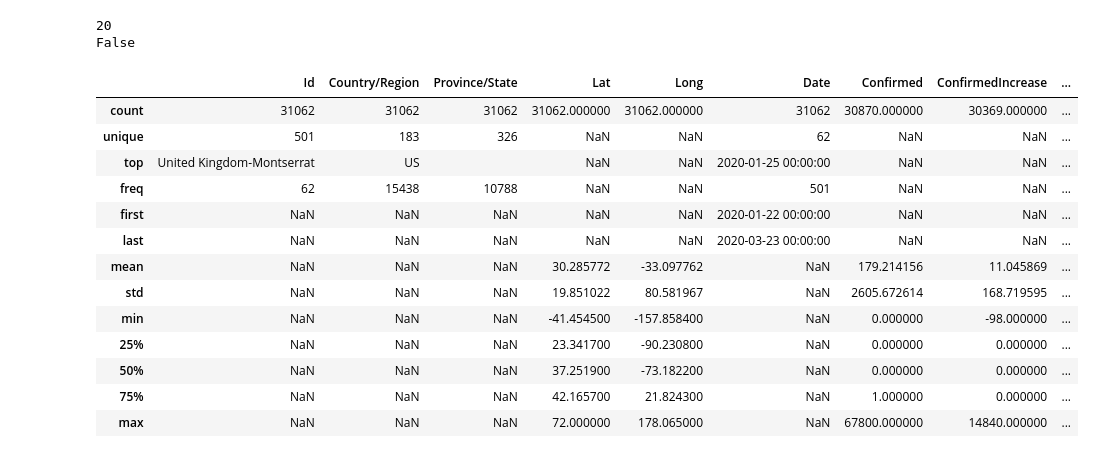
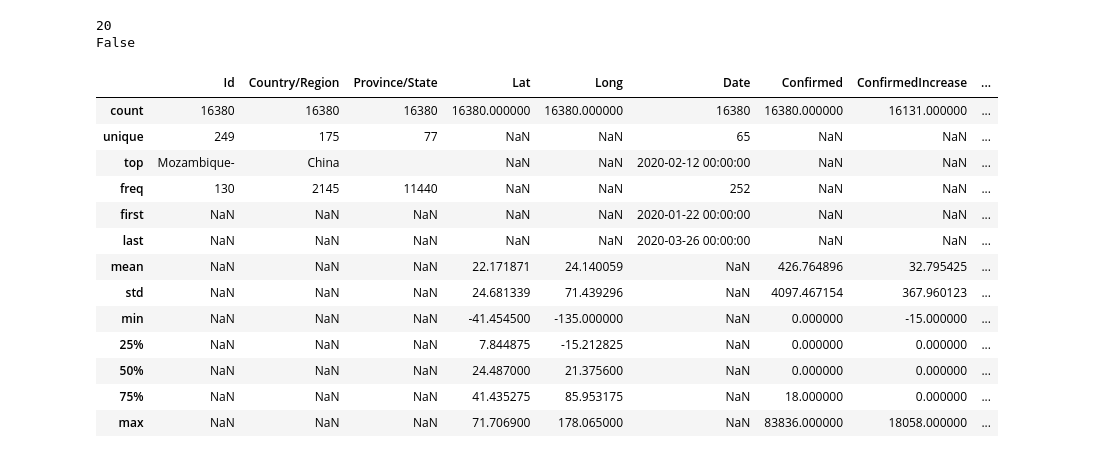
Before and after one commit to bartman/covid19, a Jupyter notebook: covid19-1.ipynb, the cells around one changed output. Saved outputs shown, nothing was run; the diff lists cells and outputs as text; code cells hidden in the pictures.

```diff
--- a/covid19-1.ipynb
+++ b/covid19-1.ipynb
@@ -27,14 +27,16 @@ False
 # --------------------------------------------------
 # load the datasets
 
-df_c = pd.read_csv("COVID-19/csse_covid_19_data/csse_covid_19_time_series/time_series_19-covid-Confirmed.csv")
-df_d = pd.read_csv("COVID-19/csse_covid_19_data/csse_covid_19_time_series/time_series_19-covid-Deaths.csv")
-df_r = pd.read_csv("COVID-19/csse_covid_19_data/csse_covid_19_time_series/time_series_19-covid-Recovered.csv")
+
+df_c = pd.read_csv("COVID-19/csse_covid_19_data/csse_covid_19_time_series/time_series_covid19_confirmed_global.csv")
+df_d = pd.read_csv("COVID-19/csse_covid_19_data/csse_covid_19_time_series/time_series_covid19_deaths_global.csv")
+df_r = pd.read_csv("COVID-19/csse_covid_19_data/csse_covid_19_time_series/time_series_covid19_recovered_global.csv")
 
 # --------------------------------------------------
 # next rotate them to add a Date column
 
 ids = ['Country/Region', 'Province/State', 'Lat', 'Long']
+numericalbase = ['Confirmed', 'Deaths', 'Recovered']
 
 df_c = df_c.melt(id_vars=ids, var_name="Date", value_name="Confirmed")
 df_d = df_d.melt(id_vars=ids, var_name="Date", value_name="Deaths")
@@ -48,11 +50,17 @@ keys = ids + ["Date"]
 
 df = pd.merge(df_c, df_d, how='outer', on=keys)
 df = pd.merge(df, df_r, how='outer', on=keys)
+df = df.reset_index()
+
+for n in numericalbase:
+    df[n] = df[n].fillna(0)
 
 # --------------------------------------------------
 # ad an active column
 
 df['Active'] = df['Confirmed'] - (df['Recovered'] + df['Deaths'])
+
+numericalbase.append('Active')
 
 # --------------------------------------------------
 # some countries have no Province/State, we need empty strings
@@ -61,6 +69,10 @@ df['Province/State'] = df['Province/State'].fillna('')
 
 # --------------------------------------------------
 # finally cleanup the dates (who uses M/D/Y in a dataset ???)
+
+#print(df)
+#for d in df['Date']:
+#    print(d)
 
 df['Date'] = pd.to_datetime(df['Date'], format='%m/%d/%y')
 
@@ -72,7 +84,6 @@ df['Id'] = df['Country/Region'] + '-' + df['Province/State']
 # --------------------------------------------------
 # add Increase columns
 
-numericalbase = ['Confirmed', 'Deaths', 'Recovered', 'Active']
 numericalcolors = { 'Confirmed':'blue',
                     'Deaths':   'red',
                     'Recovered':'green',
@@ -101,46 +112,46 @@ for n in numerical:
 
 # --------------------------------------------------
 # fix column order
 
 cols = ['Id'] + keys + numerical
 
 df = df[cols]
 
 # --------------------------------------------------
 # sort by Confirmed column
 
 #df = df.sort_values(by=['Date', 'Confirmed'])
 
 # --------------------------------------------------
 # write it for review
 
 df.to_csv("csse-combined.csv", index=False)
 
 # --------------------------------------------------
 # dump
 
 #for c in df.columns:
 #    u = df[c].unique()
 #    print("%-20s %u" % (c, len(u)))
 
 #print(df['Country/Region'].unique())
 
 df.describe(include="all")
 # %% [output]
 |  | Id | Country/Region | Province/State | Lat | Long | Date | Confirmed | ConfirmedIncrease | ... |
-| count | 31062 | 31062 | 31062 | 31062.000000 | 31062.000000 | 31062 | 30870.000000 | 30369.000000 | ... |
-| unique | 501 | 183 | 326 | NaN | NaN | 62 | NaN | NaN | ... |
-| top | United Kingdom-Montserrat | US |  | NaN | NaN | 2020-01-25 00:00:00 | NaN | NaN | ... |
-| freq | 62 | 15438 | 10788 | NaN | NaN | 501 | NaN | NaN | ... |
+| count | 16380 | 16380 | 16380 | 16380.000000 | 16380.000000 | 16380 | 16380.000000 | 16131.000000 | ... |
+| unique | 249 | 175 | 77 | NaN | NaN | 65 | NaN | NaN | ... |
+| top | Mozambique- | China |  | NaN | NaN | 2020-02-12 00:00:00 | NaN | NaN | ... |
+| freq | 130 | 2145 | 11440 | NaN | NaN | 252 | NaN | NaN | ... |
 | first | NaN | NaN | NaN | NaN | NaN | 2020-01-22 00:00:00 | NaN | NaN | ... |
-| last | NaN | NaN | NaN | NaN | NaN | 2020-03-23 00:00:00 | NaN | NaN | ... |
-| mean | NaN | NaN | NaN | 30.285772 | -33.097762 | NaN | 179.214156 | 11.045869 | ... |
-| std | NaN | NaN | NaN | 19.851022 | 80.581967 | NaN | 2605.672614 | 168.719595 | ... |
-| min | NaN | NaN | NaN | -41.454500 | -157.858400 | NaN | 0.000000 | -98.000000 | ... |
-| 25% | NaN | NaN | NaN | 23.341700 | -90.230800 | NaN | 0.000000 | 0.000000 | ... |
-| 50% | NaN | NaN | NaN | 37.251900 | -73.182200 | NaN | 0.000000 | 0.000000 | ... |
-| 75% | NaN | NaN | NaN | 42.165700 | 21.824300 | NaN | 1.000000 | 0.000000 | ... |
-| max | NaN | NaN | NaN | 72.000000 | 178.065000 | NaN | 67800.000000 | 14840.000000 | ... |
+| last | NaN | NaN | NaN | NaN | NaN | 2020-03-26 00:00:00 | NaN | NaN | ... |
+| mean | NaN | NaN | NaN | 22.171871 | 24.140059 | NaN | 426.764896 | 32.795425 | ... |
+| std | NaN | NaN | NaN | 24.681339 | 71.439296 | NaN | 4097.467154 | 367.960123 | ... |
+| min | NaN | NaN | NaN | -41.454500 | -135.000000 | NaN | 0.000000 | -15.000000 | ... |
+| 25% | NaN | NaN | NaN | 7.844875 | -15.212825 | NaN | 0.000000 | 0.000000 | ... |
+| 50% | NaN | NaN | NaN | 24.487000 | 21.375600 | NaN | 0.000000 | 0.000000 | ... |
+| 75% | NaN | NaN | NaN | 41.435275 | 85.953175 | NaN | 18.000000 | 0.000000 | ... |
+| max | NaN | NaN | NaN | 71.706900 | 178.065000 | NaN | 83836.000000 | 18058.000000 | ... |
 # %%
 gbl = df.groupby(['Date'],as_index=False).agg(aggregation)
 
```
Also changed, not shown: parts of 4 cells of this notebook, 2 other files.
